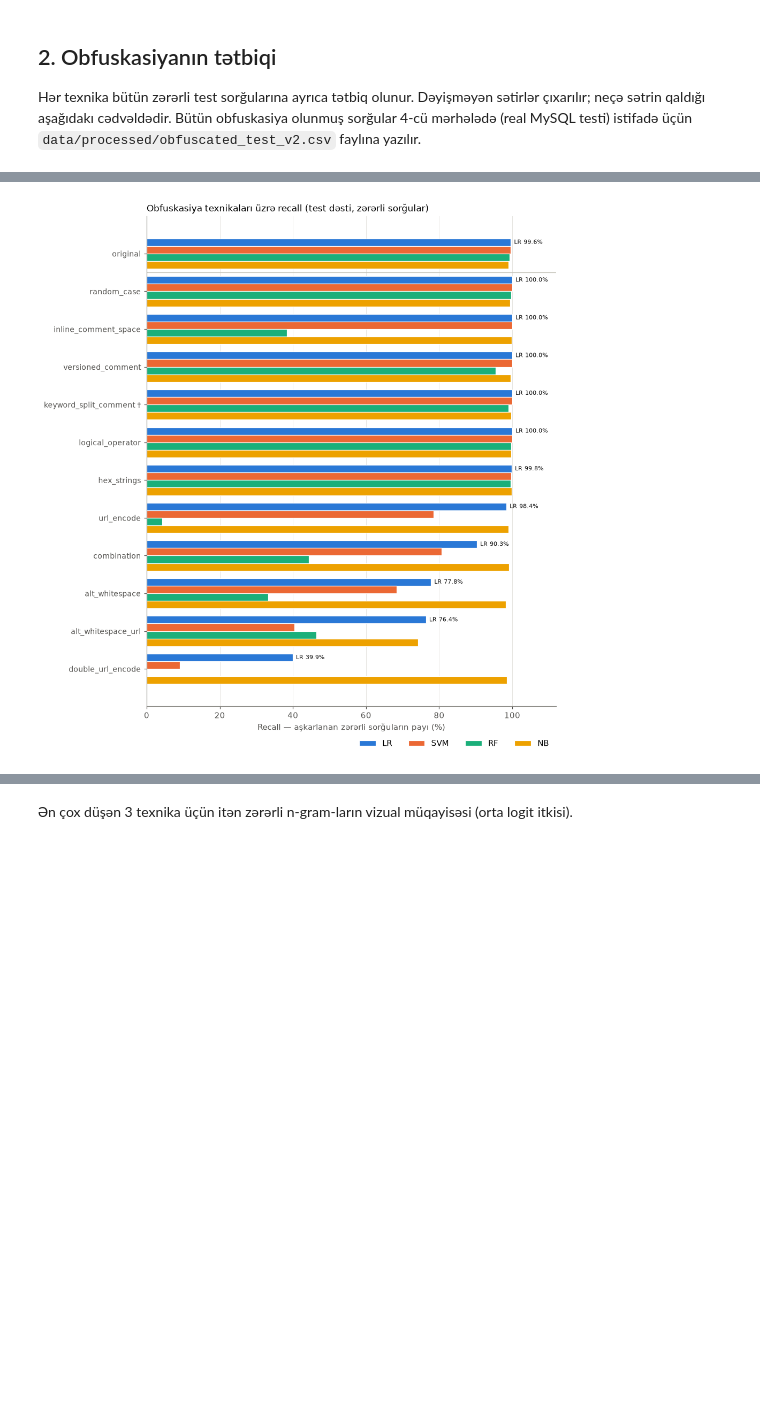
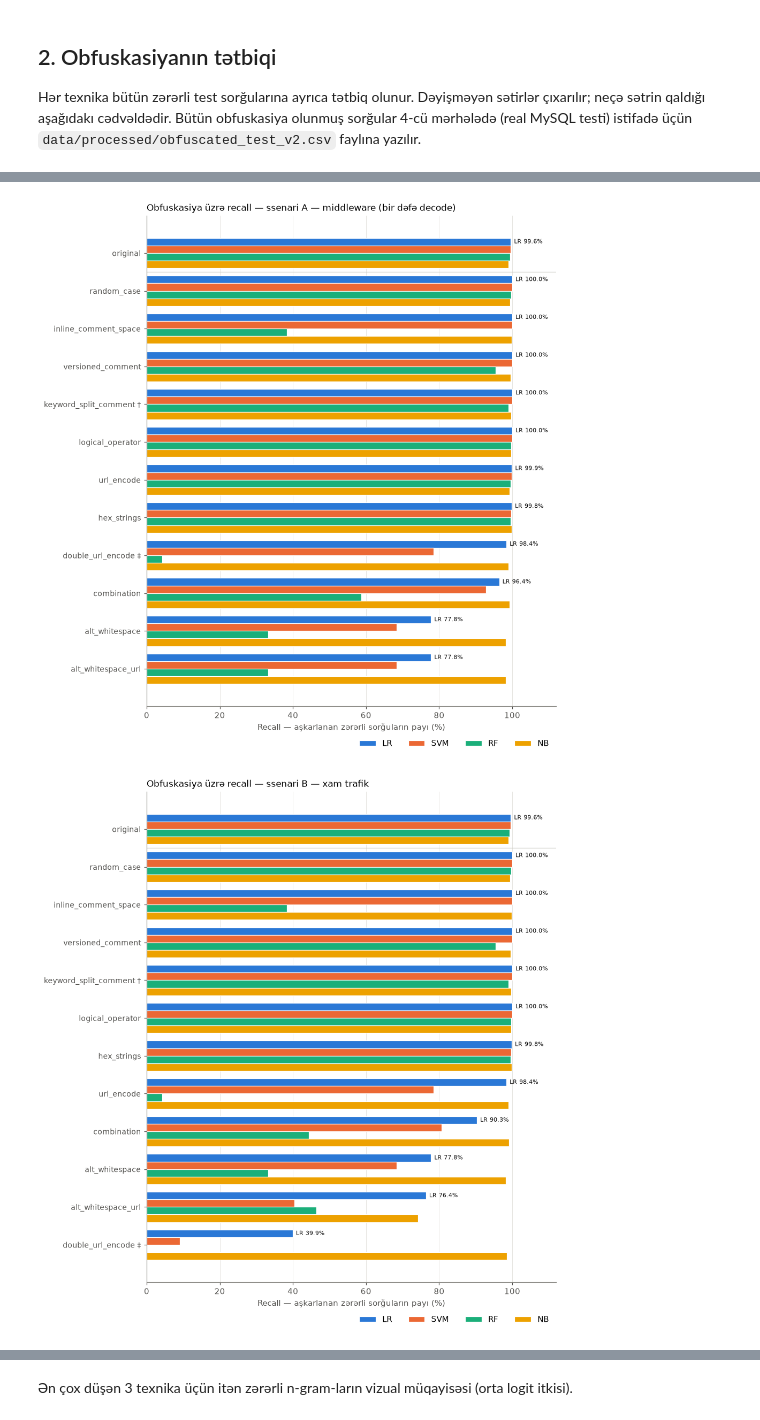
Before and after one commit to mehmanshamil/ML-in-SQL, a Jupyter notebook: notebooks/03_obfuscation_eval.ipynb, the cells around one changed output, grey strips where cells are left out. Cells and saved outputs as stored; diff of their text form; code cells hidden in the pictures; blank space fills up the shorter version.

```diff
--- a/notebooks/03_obfuscation_eval.ipynb
+++ b/notebooks/03_obfuscation_eval.ipynb
@@ -125,9 +149,23 @@ coverage["kept_pct"] = (coverage["kept"] / coverage["total"] * 100).round(1)
 display(coverage)
 
 obf_df = all_rows[all_rows.changed].drop(columns="changed").reset_index(drop=True)
-obf_df["mysql_valid"] = ~obf_df["technique"].isin(obf.SYNTACTICALLY_INVALID)
-obf_df.to_csv(PROC_DIR / "obfuscated_test_v2.csv", index=False, encoding="utf-8")
-print(f"obfuscated_test_v2.csv: {len(obf_df)} sətir")
+obf_df["mysql_valid"] = obf_df["techniques"].map(mysql_validity)
+
+# Hər payload iki ssenaridə: A — bir dəfə decode olunmuş, B — xam
+SCENARIOS = {"A": "A — middleware (bir dəfə decode)", "B": "B — xam trafik"}
+long_df = pd.concat([
+    obf_df.assign(scenario="A", model_input=obf_df["obfuscated"].map(unquote),
+                  original_input=obf_df["original"].map(unquote)),
+    obf_df.assign(scenario="B", model_input=obf_df["obfuscated"], original_input=obf_df["original"]),
+], ignore_index=True)
+long_df["same_as_original"] = long_df["model_input"] == long_df["original_input"]
+long_df.to_csv(PROC_DIR / "obfuscated_test_v2.csv", index=False, encoding="utf-8")
+print(f"obfuscated_test_v2.csv: {len(long_df)} sətir ({len(obf_df)} payload × 2 ssenari)")
+print("\nmysql_valid bölgüsü:")
+display(obf_df.groupby(["technique", "mysql_valid"], sort=False).size().unstack(fill_value=0))
+print("Ssenari A-da orijinal ilə eyniləşən payload-lar (texnika üzrə):")
+display(long_df[long_df.scenario == "A"].groupby("technique", sort=False)["same_as_original"].mean()
+        .mul(100).round(1).rename("A-da orijinala bərabər, %"))
 
 print("\nKombinasiyada istifadə olunan texnika dəstləri (ən çox 10):")
 display(obf_df.loc[obf_df.technique == "combination", "techniques"].value_counts().head(10))
@@ -234,28 +333,37 @@ Hər texnika üçün dörd modelin recall-u (obfuskasiyadan sonra). Texnikalar L
 # %%
-order = ["original"] + recall_table.drop(index="original").sort_values("LR", ascending=False).index.tolist()
-labels = [t + (" †" if t in obf.SYNTACTICALLY_INVALID else "") for t in order]
-y = np.arange(len(order))[::-1]
-h = 0.2
-fig, ax = plt.subplots(figsize=(9, 9.5))
-for k, m in enumerate(MODELS):
-    vals = recall_table.loc[order, m].to_numpy() * 100
-    ax.barh(y + (1.5 - k) * h, vals, height=h, color=MODEL_COLORS[m], label=m, edgecolor="white", linewidth=0.8)
-for yi, t in zip(y, order):
-    v = recall_table.loc[t, "LR"] * 100
-    ax.annotate(f"LR {v:.1f}%", (v, yi + 1.5 * h), xytext=(4, 0), textcoords="offset points",
-                va="center", fontsize=7.5, color="#0b0b0b")
-ax.set_yticks(y, labels, fontsize=9)
-ax.set_xlim(0, 112)
-ax.set_xticks(range(0, 101, 20))
-ax.set_xlabel("Recall — aşkarlanan zərərli sorğuların payı (%)")
-ax.set_title("Obfuskasiya texnikaları üzrə recall (test dəsti, zərərli sorğular)", loc="left", fontsize=11)
-ax.grid(axis="y", visible=False)
-ax.axhline(y[0] - 0.5, color="#c3c2b7", linewidth=0.8)
-ax.legend(frameon=False, loc="lower right", ncol=4, bbox_to_anchor=(1, -0.1))
-fig.tight_layout()
-save_fig(fig, "03_obfuscation_recall.png")
-plt.show()
+def mark(t):
+    v = TECH_VALIDITY[t] if t in TECH_VALIDITY else "yes"
+    return t + (" †" if v == "no" else " ‡" if v == "conditional" else "")
+
+def plot_recall(table, title, fname):
+    order = ["original"] + table.drop(index="original").sort_values("LR", ascending=False).index.tolist()
+    y = np.arange(len(order))[::-1]
+    h = 0.2
+    fig, ax = plt.subplots(figsize=(9, 9.5))
+    for k, m in enumerate(MODELS):
+        vals = table.loc[order, m].to_numpy() * 100
+        ax.barh(y + (1.5 - k) * h, vals, height=h, color=MODEL_COLORS[m], label=m,
+                edgecolor="white", linewidth=0.8)
+    for yi, t in zip(y, order):
+        v = table.loc[t, "LR"] * 100
+        ax.annotate(f"LR {v:.1f}%", (v, yi + 1.5 * h), xytext=(4, 0), textcoords="offset points",
+                    va="center", fontsize=7.5, color="#0b0b0b")
+    ax.set_yticks(y, [mark(t) for t in order], fontsize=9)
+    ax.set_xlim(0, 112)
+    ax.set_xticks(range(0, 101, 20))
+    ax.set_xlabel("Recall — aşkarlanan zərərli sorğuların payı (%)")
+    ax.set_title(title, loc="left", fontsize=11)
+    ax.grid(axis="y", visible=False)
+    ax.axhline(y[0] - 0.5, color="#c3c2b7", linewidth=0.8)
+    ax.legend(frameon=False, loc="lower right", ncol=4, bbox_to_anchor=(1, -0.1))
+    fig.tight_layout()
+    save_fig(fig, fname)
+    plt.show()
+
+for sc, title in SCENARIOS.items():
+    plot_recall(recall_tables[sc], f"Obfuskasiya üzrə recall — ssenari {title}", f"03_obfuscation_recall_{sc}.png")
 # %% [output]
-[figure, old version]
+[figure, new version]
+[figure, added]
 # %% [markdown]
 ## 5. Hər texnikadan nümunə
```
Also changed, not shown: parts of 13 cells of this notebook, 16 other files.
